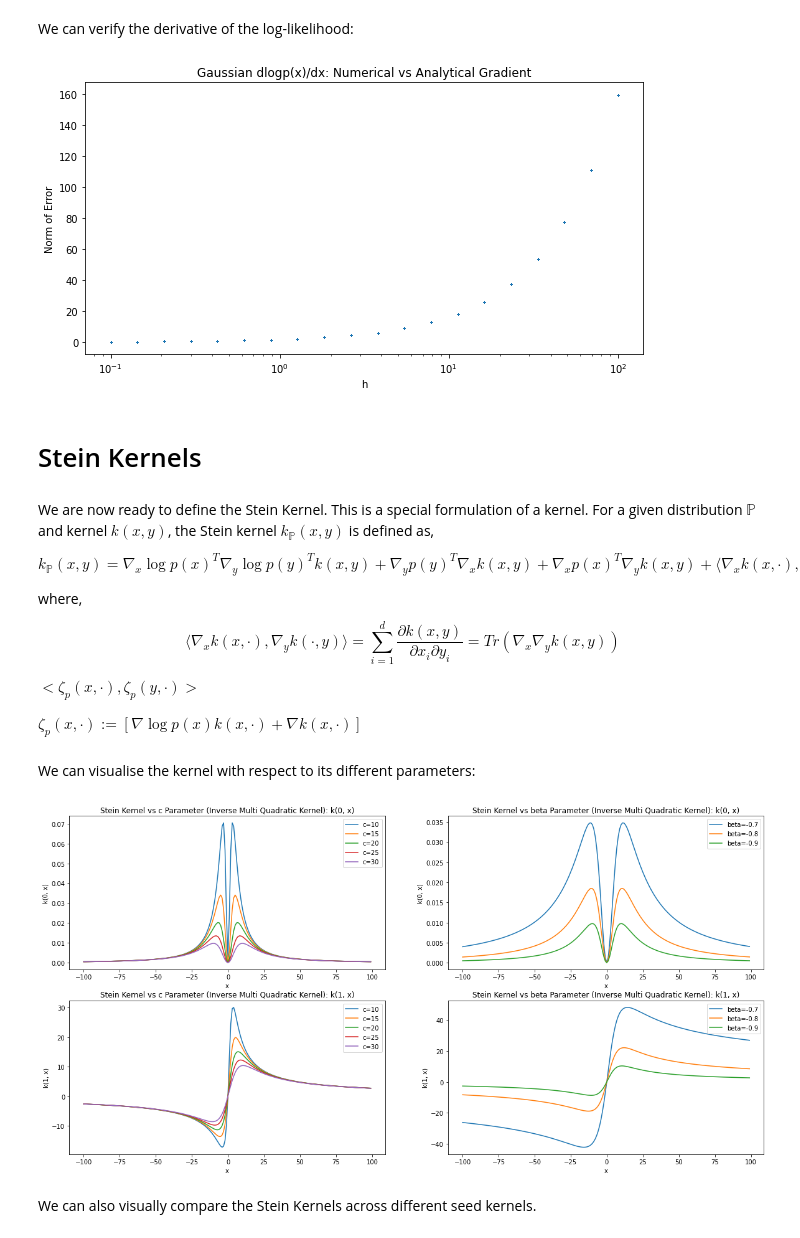
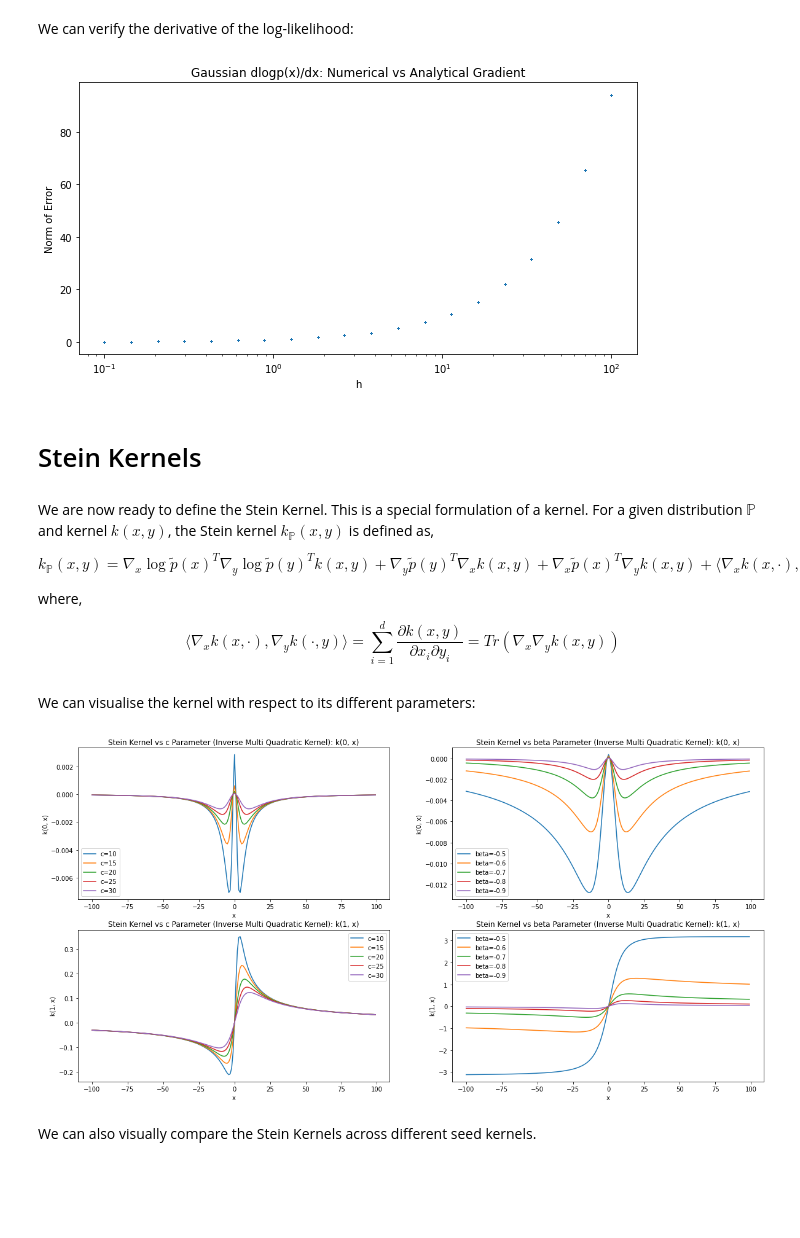
Before and after one commit to jswu18/distribution-discrepancies, a Jupyter notebook: notebooks/3_kernel_stein_discrepancy.ipynb, the cells around one changed output. Cells and saved outputs as stored; diff of their text form; code cells hidden in the pictures; blank space fills up the shorter version.

Commit message:
Bug fix for stein kernel use score instead of dlogp(x)/dx

```diff
--- a/notebooks/3_kernel_stein_discrepancy.ipynb
+++ b/notebooks/3_kernel_stein_discrepancy.ipynb
@@ -125,12 +131,12 @@ x = np.stack((xx, yy)).reshape(2, N * M).T
 hs = np.logspace(-1, 2, 20)
 h_used = np.repeat(hs, N * M).reshape(-1, N * M)
 
-actual_gradient = vmap(lambda x_i: gaussian.dlog_p_dx(x_i))(x)
+actual_gradient = vmap(lambda x_i: gaussian.score(x_i))(x)
 numerical_gradients = vmap(
     lambda h: vmap(
         lambda x_i: vmap(
             lambda x_i_h: calculate_numerical_derivative(
-                f_x_h=gaussian.log_p(x_i_h), f_x=gaussian.log_p(x_i), h=h
+                f_x_h=gaussian.log_p_tilda(x_i_h), f_x=gaussian.log_p_tilda(x_i), h=h
             )
         )(x_i + h * np.eye(2))
     )(x)
@@ -152,25 +158,20 @@ ax.set_ylabel("Norm of Error")
 plt.scatter(h_used.flatten(), error_norm.flatten(), s=0.1)
 plt.show()
 # %% [output]
-[figure, old version]
+[figure, new version]
 # %% [markdown]
 # Stein Kernels
 # %% [markdown]
 We are now ready to define the Stein Kernel. This is a special formulation of a kernel. For a given distribution $\mathbb{P}$ and kernel $k(x,y)$, the Stein kernel $k_{\mathbb{P}}(x, y)$ is defined as,
 
-$$k_{\mathbb{P}}(x, y) = \nabla_x \log p(x)^T \nabla_y \log p(y)^T k(x, y)
-+ \nabla_y p(y)^T \nabla_x k(x, y)
-+ \nabla_x p(x)^T \nabla_y k(x, y)
+$$k_{\mathbb{P}}(x, y) = \nabla_x \log \tilde{p}(x)^T \nabla_y \log \tilde{p}(y)^T k(x, y)
++ \nabla_y \tilde{p}(y)^T \nabla_x k(x, y)
++ \nabla_x \tilde{p}(x)^T \nabla_y k(x, y)
 + \langle \nabla_x k(x, \cdot), \nabla_y k(\cdot, y) \rangle$$
 
 where,
 
 $$\langle \nabla_x k(x, \cdot), \nabla_y k(\cdot, y) \rangle = \sum_{i=1}^d \frac{\partial k(x,y)}{\partial x_i \partial y_i} = Tr(\nabla_x \nabla_y k(x, y))$$
-
-
-$<\zeta_p(x, \cdot), \zeta_p(y, \cdot)>$
-
-$\zeta_p(x, \cdot) := [\nabla \log p(x) k(x, \cdot) + \nabla k(x, \cdot)]$
 # %% [markdown]
 We can visualise the kernel with respect to its different parameters:
 # %%
@@ -203,7 +204,7 @@ for c in [10, 15, 20, 25, 30]:
     axs[0][0].set_ylabel("k(0, x)")
 
 c = 30
-for beta in [-0.7, -0.8, -0.9]:
+for beta in [-0.5, -0.6, -0.7, -0.8, -0.9]:
     inverse_multi_quadratic_kernel = InverseMultiQuadraticKernel(c, beta)
     stein_kernel = SteinKernel(
         distribution=gaussian, kernel=inverse_multi_quadratic_kernel
@@ -235,35 +236,35 @@ for c in [10, 15, 20, 25, 30]:
             y=y,
         )
     )(np.repeat(scaling_factors, dimensions).reshape(-1, dimensions))
     axs[1][0].plot(scaling_factors, k_values, label=f"{c=}")
     axs[1][0].legend()
     axs[1][0].set_title(
         f"Stein Kernel vs c Parameter (Inverse Multi Quadratic Kernel): k(1, x)"
     )
     axs[1][0].set_xlabel("x")
     axs[1][0].set_ylabel("k(1, x)")
 
 c = 30
-for beta in [-0.7, -0.8, -0.9]:
+for beta in [-0.5, -0.6, -0.7, -0.8, -0.9]:
     inverse_multi_quadratic_kernel = InverseMultiQuadraticKernel(c, beta)
     stein_kernel = SteinKernel(
         distribution=gaussian, kernel=inverse_multi_quadratic_kernel
     )
     k_values = vmap(
         lambda y: stein_kernel.k(
             x=np.ones((dimensions,)),
             y=y,
         )
     )(np.repeat(scaling_factors, dimensions).reshape(-1, dimensions))
     axs[1][1].plot(scaling_factors, k_values, label=f"{beta=}")
     axs[1][1].legend()
     axs[1][1].set_title(
         f"Stein Kernel vs beta Parameter (Inverse Multi Quadratic Kernel): k(1, x)"
     )
     axs[1][1].set_xlabel("x")
     axs[1][1].set_ylabel("k(1, x)")
 # %% [output]
-[figure, old version]
+[figure, new version]
 # %% [markdown]
 We can also visually compare the Stein Kernels across different seed kernels.
 # %%
```
Also changed, not shown: parts of 12 cells of this notebook, 6 other files.
